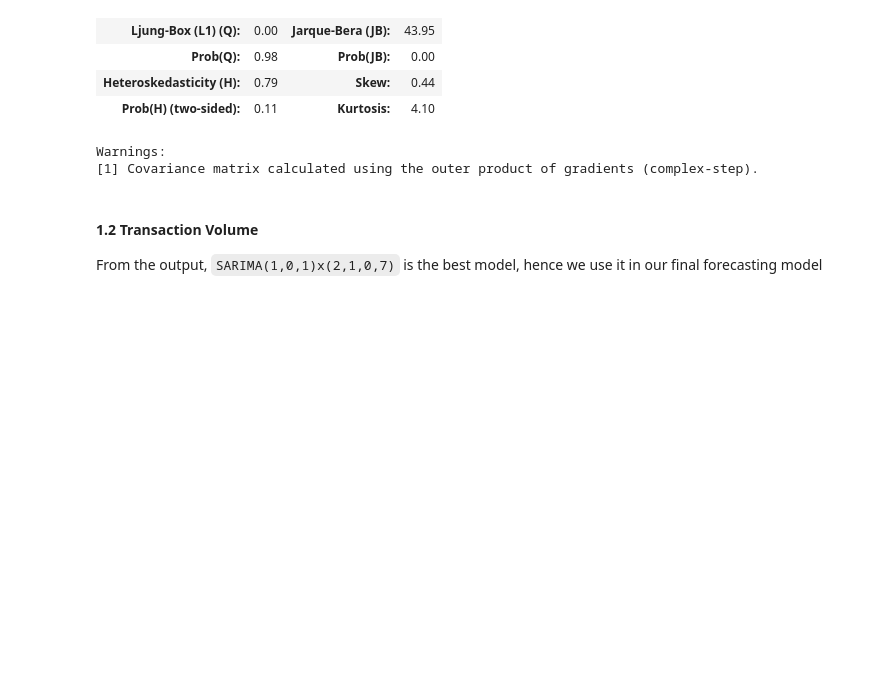
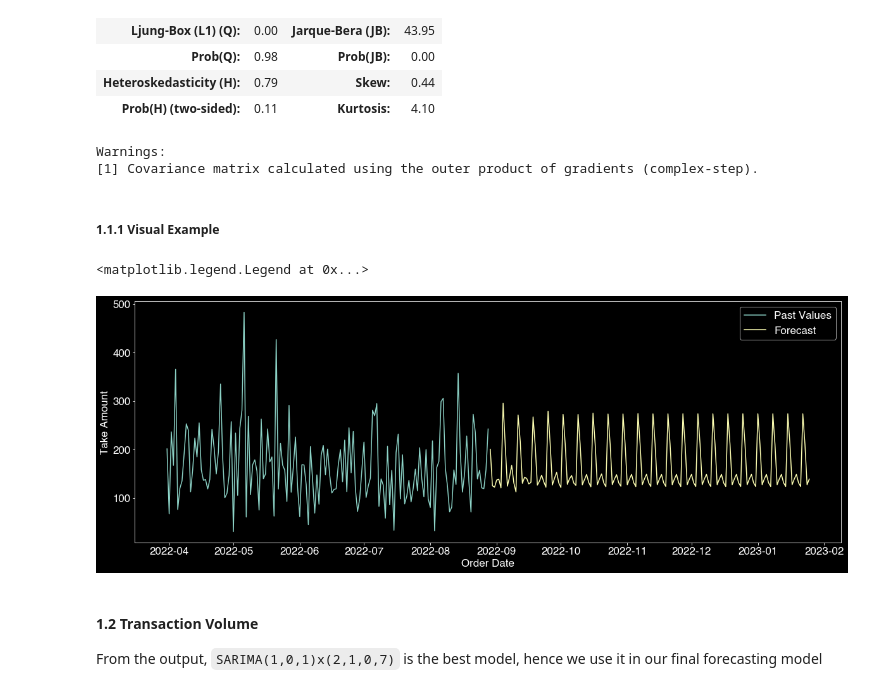
Before and after one commit to MAST30034-Applied-Data-Science/generic-buy-now-pay-later-project-group-5, a Jupyter notebook: notebooks/merchant_forecast.ipynb, the cells around one changed output. Drawn from its saved outputs; the diff is of its cells as text; code cells hidden in the pictures; blank space fills up the shorter version.

Commit message:
Generated sample visualisation of time series

```diff
--- a/notebooks/merchant_forecast.ipynb
+++ b/notebooks/merchant_forecast.ipynb
@@ -107,6 +114,30 @@ SARIMAX Results
 | Prob(H) (two-sided): | 0.11 | Kurtosis: | 4.10 |
 Warnings:
 [1] Covariance matrix calculated using the outer product of gradients (complex-step).
+# %% [markdown]
+##### 1.1.1 Visual Example
+# %%
+take_amt_test = sm.tsa.ARIMA(test_data['mean_take_amt'],order=(1,0,0) , seasonal_order=(2, 1, 0, 7))
+take_amt_test_fit = take_amt_test.fit()
+
+take_amt_test_forecast = take_amt_test_fit.get_forecast(steps = 365).predicted_mean
+# %%
+from matplotlib import rc
+rc('font',**{'family':'sans-serif','sans-serif':['Helvetica']})
+
+plt.figure(figsize=(20, 7))
+plt.style.use("dark_background")
+plt.rcParams.update({'font.size': 17})
+
+forecast_df = pd.DataFrame(data=take_amt_test_forecast.values, index=pd.date_range(start='2022-08-29',end='2023-08-28'))
+plt.plot(test_data['mean_take_amt'].tail(150), label = "Past Values")
+plt.plot(forecast_df.head(150), label = "Forecast")
+plt.xlabel('Order Date')
+plt.ylabel('Take Amount')
+plt.legend()
+# %% [output]
+<matplotlib.legend.Legend at 0x...>
+[figure, added]
 # %% [markdown]
 #### 1.2 Transaction Volume
 
```
Also changed, not shown: parts of 1 cell of this notebook, 1 other file.
